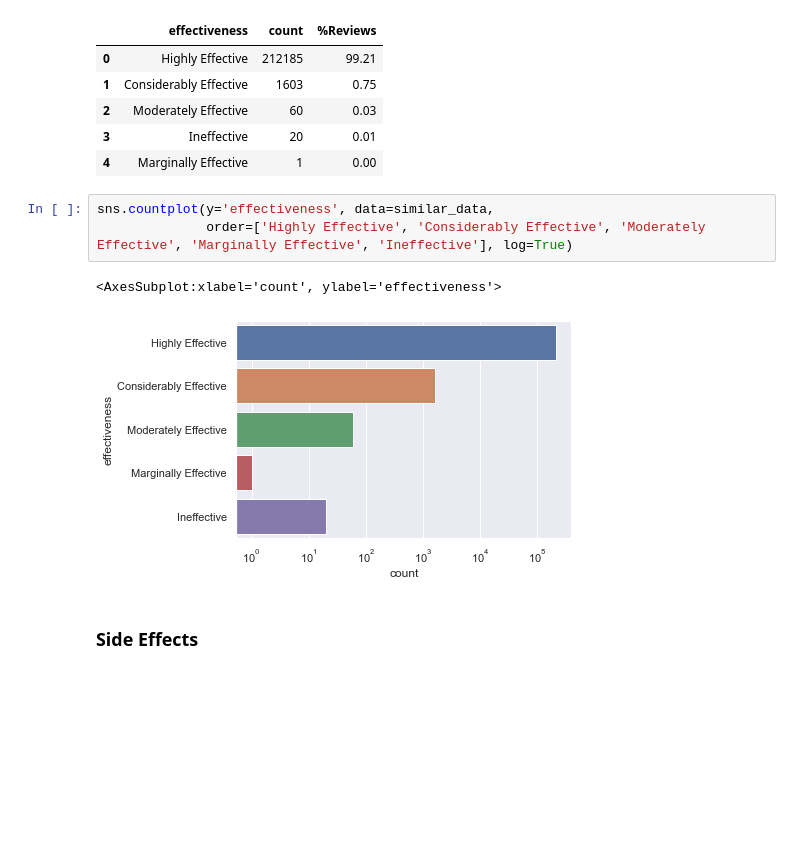
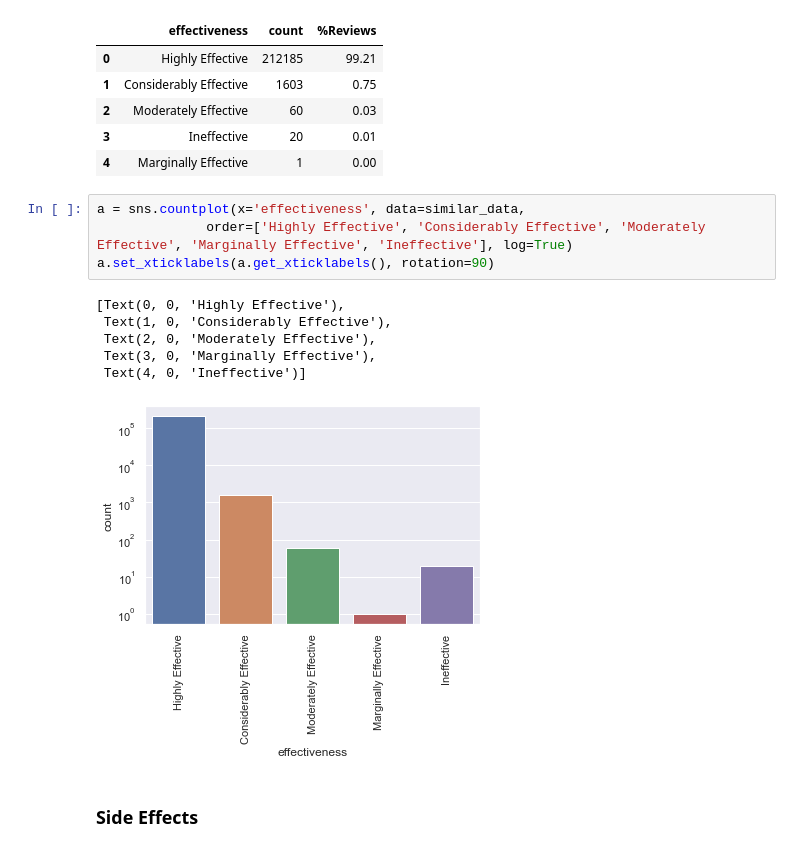
Before and after one commit to lmcosta98/Project2_FCD, a Jupyter notebook: drug_review.ipynb, the cells around one changed output. Cells and saved outputs as stored; diff of their text form; blank space fills up the shorter version.

```diff
--- a/drug_review.ipynb
+++ b/drug_review.ipynb
@@ -866,11 +876,16 @@ ben_2.sort_values(by='%Reviews', ascending=False)
 | 3 | Ineffective | 20 | 0.01 |
 | 4 | Marginally Effective | 1 | 0.00 |
 # %%
-sns.countplot(y='effectiveness', data=similar_data,
+a = sns.countplot(x='effectiveness', data=similar_data,
               order=['Highly Effective', 'Considerably Effective', 'Moderately Effective', 'Marginally Effective', 'Ineffective'], log=True)
+a.set_xticklabels(a.get_xticklabels(), rotation=90)
 # %% [output]
-<AxesSubplot:xlabel='count', ylabel='effectiveness'>
+[Text(0, 0, 'Highly Effective'),
+ Text(1, 0, 'Considerably Effective'),
+ Text(2, 0, 'Moderately Effective'),
+ Text(3, 0, 'Marginally Effective'),
+ Text(4, 0, 'Ineffective')]
-[figure, old version]
+[figure, new version]
 # %% [markdown]
 ### Side Effects
 # %%
```
Also changed, not shown: parts of 14 cells of this notebook.
